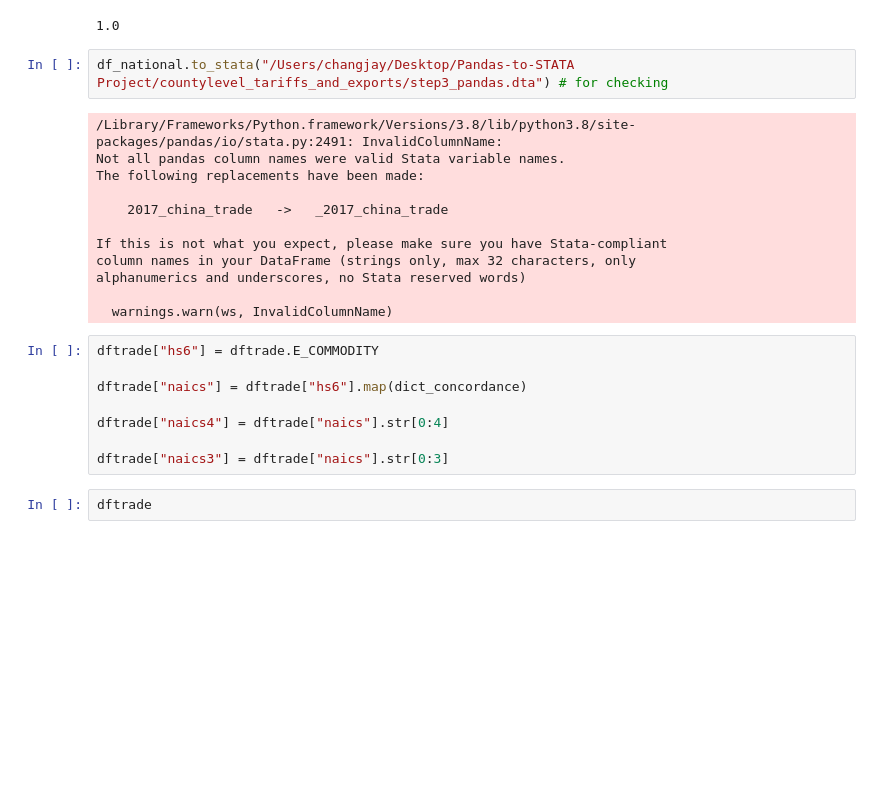
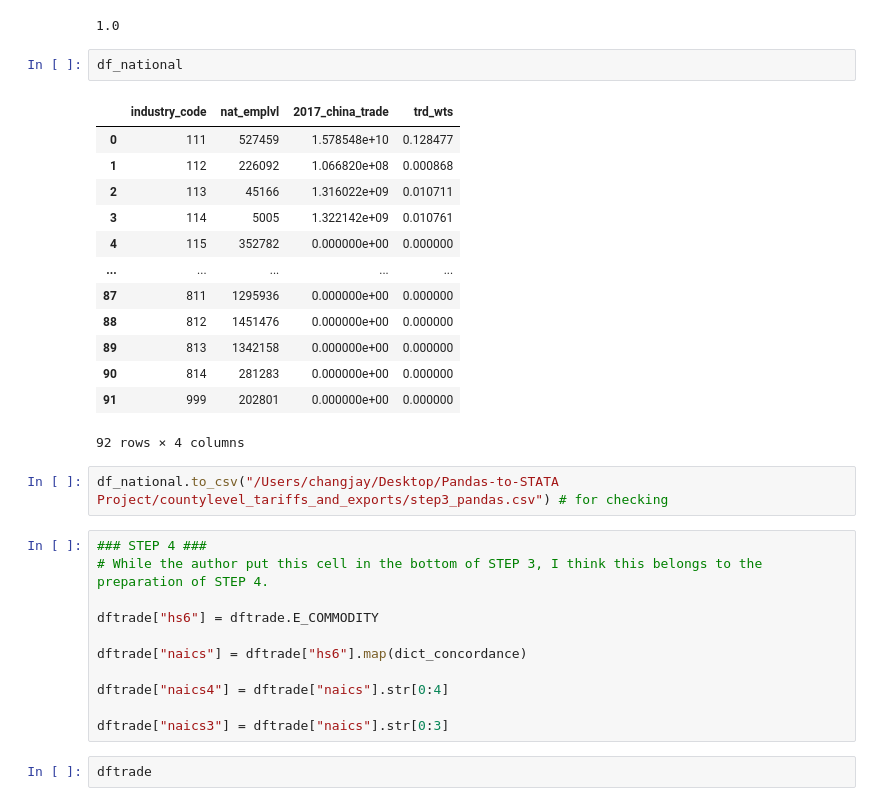
Before and after one commit to JayChang426/Pandas-to-STATA, a Jupyter notebook: countylevel_tariffs_and_exports.ipynb, the cells around one changed output. Saved outputs shown, nothing was run; the diff lists cells and outputs as text; blank space fills up the shorter version.

Commit message:
step4 finished

```diff
--- a/countylevel_tariffs_and_exports.ipynb
+++ b/countylevel_tariffs_and_exports.ipynb
@@ -353,21 +353,28 @@ df_national["trd_wts"] = (df_national["2017_china_trade"]/df_national["2017_chin
 df_national.trd_wts.sum()
 # %% [output]
 1.0
+# %%
+df_national
+# %% [output]
+|  | industry_code | nat_emplvl | 2017_china_trade | trd_wts |
+| 0 | 111 | 527459 | 1.578548e+10 | 0.128477 |
+| 1 | 112 | 226092 | 1.066820e+08 | 0.000868 |
+| 2 | 113 | 45166 | 1.316022e+09 | 0.010711 |
+| 3 | 114 | 5005 | 1.322142e+09 | 0.010761 |
+| 4 | 115 | 352782 | 0.000000e+00 | 0.000000 |
+| ... | ... | ... | ... | ... |
+| 87 | 811 | 1295936 | 0.000000e+00 | 0.000000 |
+| 88 | 812 | 1451476 | 0.000000e+00 | 0.000000 |
+| 89 | 813 | 1342158 | 0.000000e+00 | 0.000000 |
+| 90 | 814 | 281283 | 0.000000e+00 | 0.000000 |
+| 91 | 999 | 202801 | 0.000000e+00 | 0.000000 |
+92 rows × 4 columns
 # %%
-df_national.to_stata("/Users/changjay/Desktop/Pandas-to-STATA Project/countylevel_tariffs_and_exports/step3_pandas.dta") # for checking
+df_national.to_csv("/Users/changjay/Desktop/Pandas-to-STATA Project/countylevel_tariffs_and_exports/step3_pandas.csv") # for checking
-# %% [output]
-/Library/Frameworks/Python.framework/Versions/3.8/lib/python3.8/site-packages/pandas/io/stata.py:2491: InvalidColumnName:
-Not all pandas column names were valid Stata variable names.
-The following replacements have been made:
-
-    2017_china_trade   ->   _2017_china_trade
-
-If this is not what you expect, please make sure you have Stata-compliant
-column names in your DataFrame (strings only, max 32 characters, only
-alphanumerics and underscores, no Stata reserved words)
-
-  warnings.warn(ws, InvalidColumnName)
 # %%
+### STEP 4 ###
+# While the author put this cell in the bottom of STEP 3, I think this belongs to the preparation of STEP 4.
+
 dftrade["hs6"] = dftrade.E_COMMODITY
 
 dftrade["naics"] = dftrade["hs6"].map(dict_concordance)
```
Also changed, not shown: parts of 20 cells of this notebook, 4 other files.
